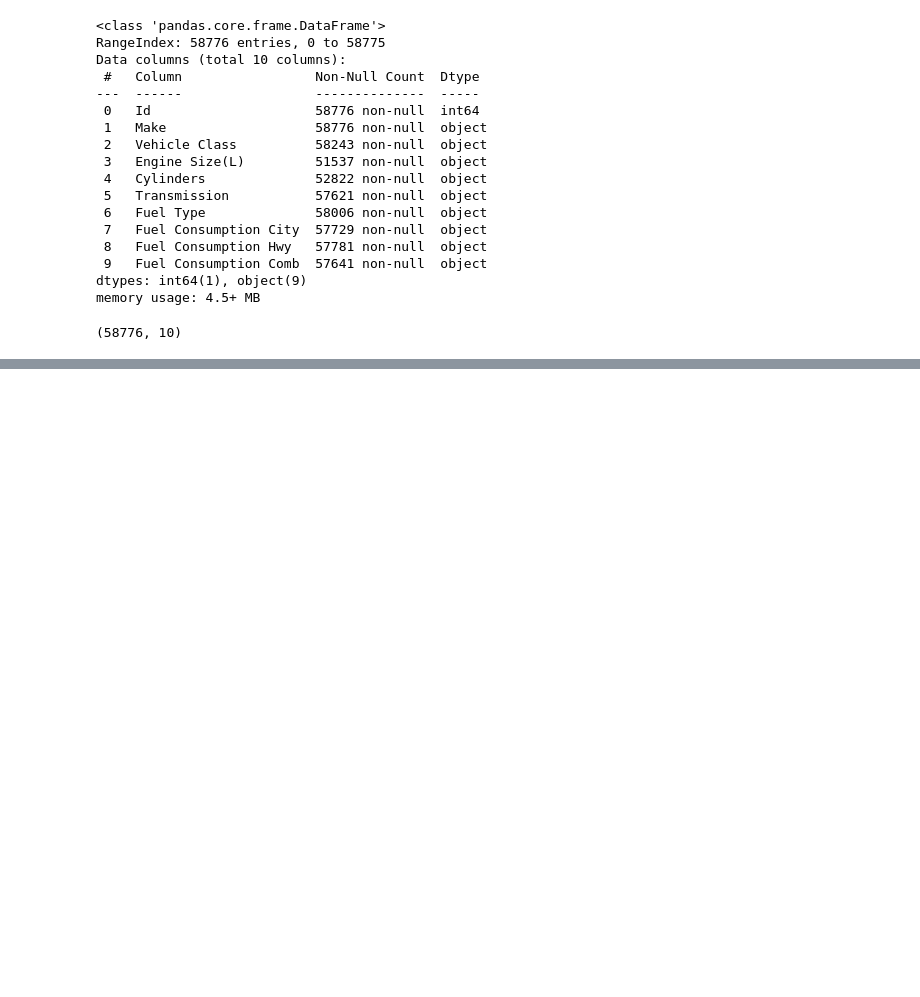
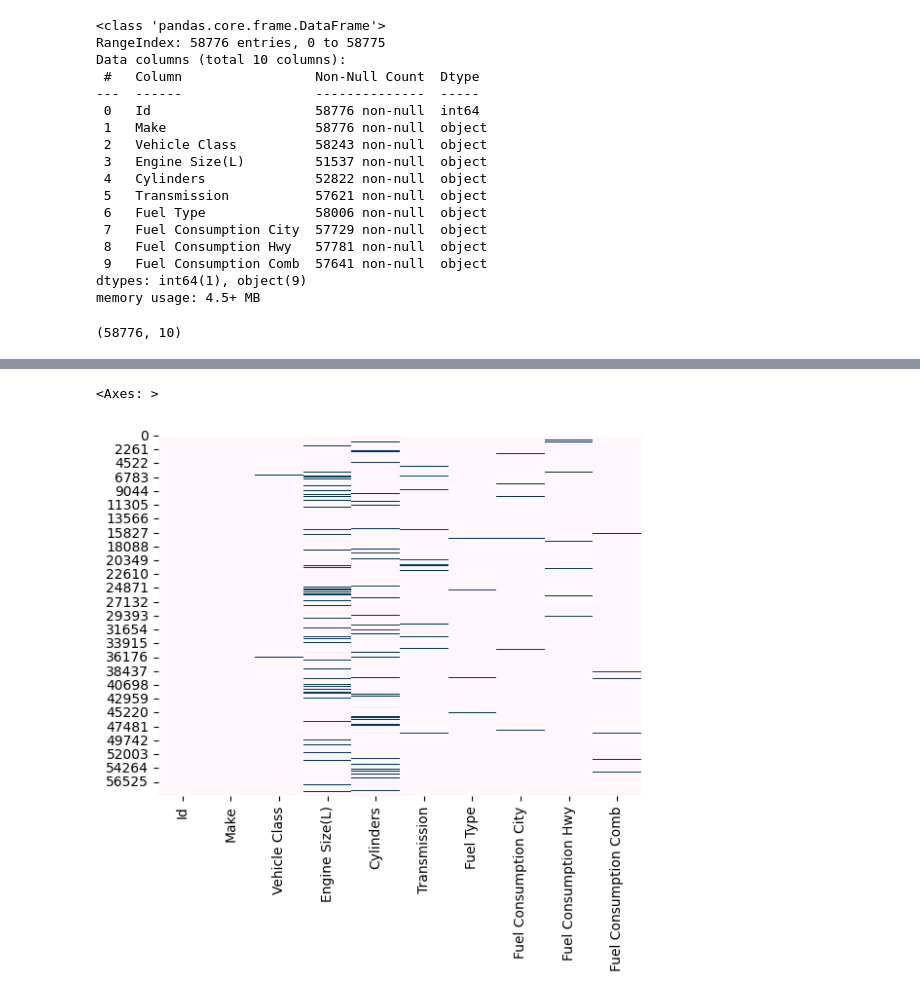
Before and after one commit to dikaizm/data-slayer, a Jupyter notebook: notebooks/1.0-data-exploration.ipynb, the cells around one changed output, grey strips where cells are left out. Drawn from its saved outputs; the diff is of its cells as text; code cells hidden in the pictures; blank space fills up the shorter version.

```diff
--- a/notebooks/1.0-data-exploration.ipynb
+++ b/notebooks/1.0-data-exploration.ipynb
@@ -36,0 +62,6 @@ df.shape
+# %%
+import seaborn as sns
+sns.heatmap(df.isnull(), cbar=False, cmap='PuBu')
+# %% [output]
+<Axes: >
+[figure, added]
```
Also changed, not shown: parts of 17 cells of this notebook.
